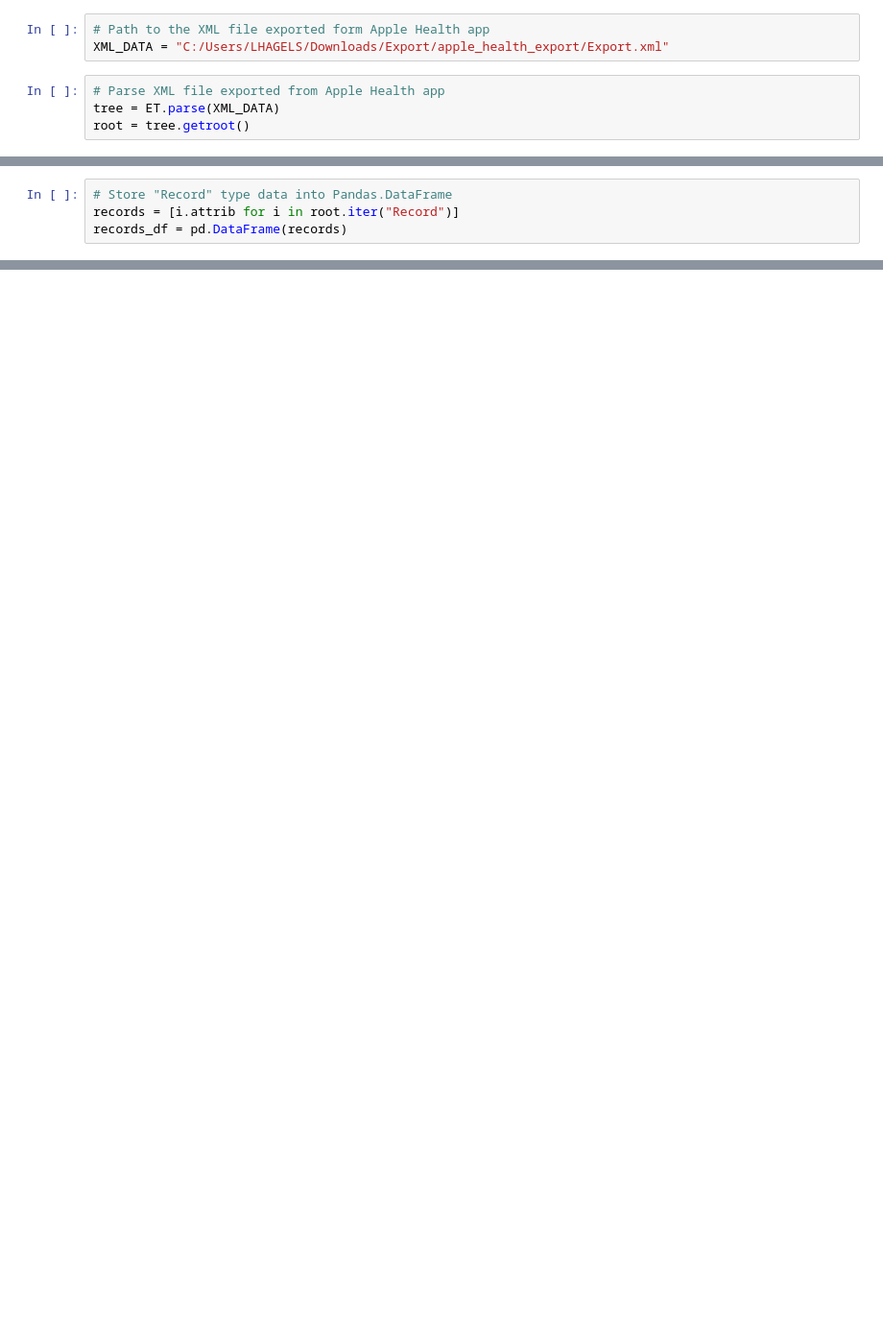
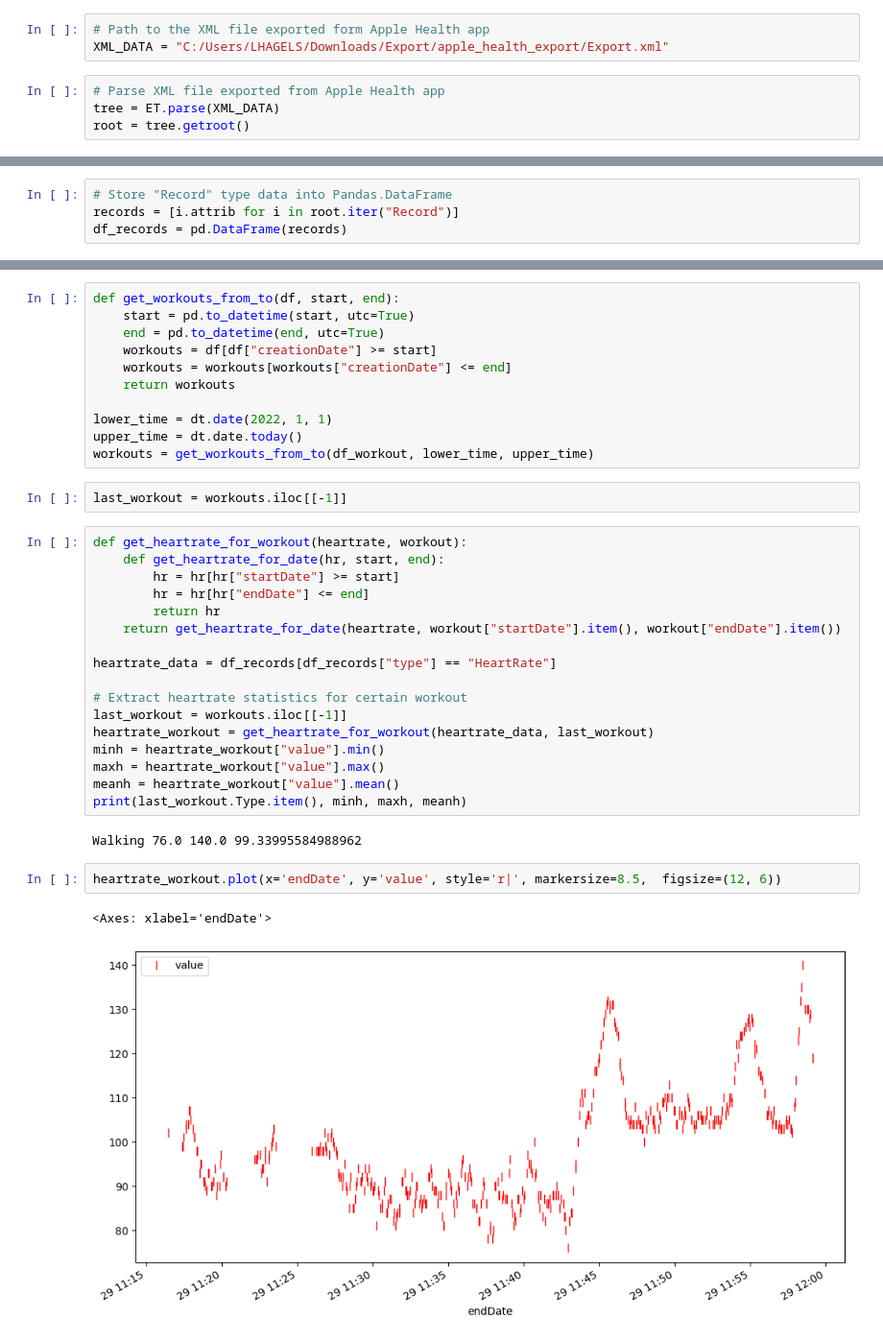
Before and after one commit to LHAGELS/AppleHealth, a Jupyter notebook: Explore_XML.ipynb, the cells around one changed output, grey strips where cells are left out. Shown at 96% size. Cells and saved outputs as stored; diff of their text form; blank space fills up the shorter version.

```diff
--- a/Explore_XML.ipynb
+++ b/Explore_XML.ipynb
@@ -14,4 +19,4 @@ root = tree.getroot()
 # %%
 # Store "Record" type data into Pandas.DataFrame
 records = [i.attrib for i in root.iter("Record")]
-records_df = pd.DataFrame(records)
+df_records = pd.DataFrame(records)
@@ -19,0 +89,37 @@ NameError: name 'pd' is not defined
+# %%
+def get_workouts_from_to(df, start, end):
+    start = pd.to_datetime(start, utc=True)
+    end = pd.to_datetime(end, utc=True)
+    workouts = df[df["creationDate"] >= start]
+    workouts = workouts[workouts["creationDate"] <= end]
+    return workouts
+
+lower_time = dt.date(2022, 1, 1)
+upper_time = dt.date.today()
+workouts = get_workouts_from_to(df_workout, lower_time, upper_time)
+# %%
+last_workout = workouts.iloc[[-1]]
+# %%
+def get_heartrate_for_workout(heartrate, workout):
+    def get_heartrate_for_date(hr, start, end):
+        hr = hr[hr["startDate"] >= start]
+        hr = hr[hr["endDate"] <= end]
+        return hr
+    return get_heartrate_for_date(heartrate, workout["startDate"].item(), workout["endDate"].item())
+
+heartrate_data = df_records[df_records["type"] == "HeartRate"]
+
+# Extract heartrate statistics for certain workout
+last_workout = workouts.iloc[[-1]]
+heartrate_workout = get_heartrate_for_workout(heartrate_data, last_workout)
+minh = heartrate_workout["value"].min()
+maxh = heartrate_workout["value"].max()
+meanh = heartrate_workout["value"].mean()
+print(last_workout.Type.item(), minh, maxh, meanh)
+# %% [output]
+Walking 76.0 140.0 99.33995584988962
+# %%
+heartrate_workout.plot(x='endDate', y='value', style='r|', markersize=8.5,  figsize=(12, 6))
+# %% [output]
+<Axes: xlabel='endDate'>
+[figure, added]
```
Also changed, not shown: parts of 14 cells of this notebook, 1 other file.
